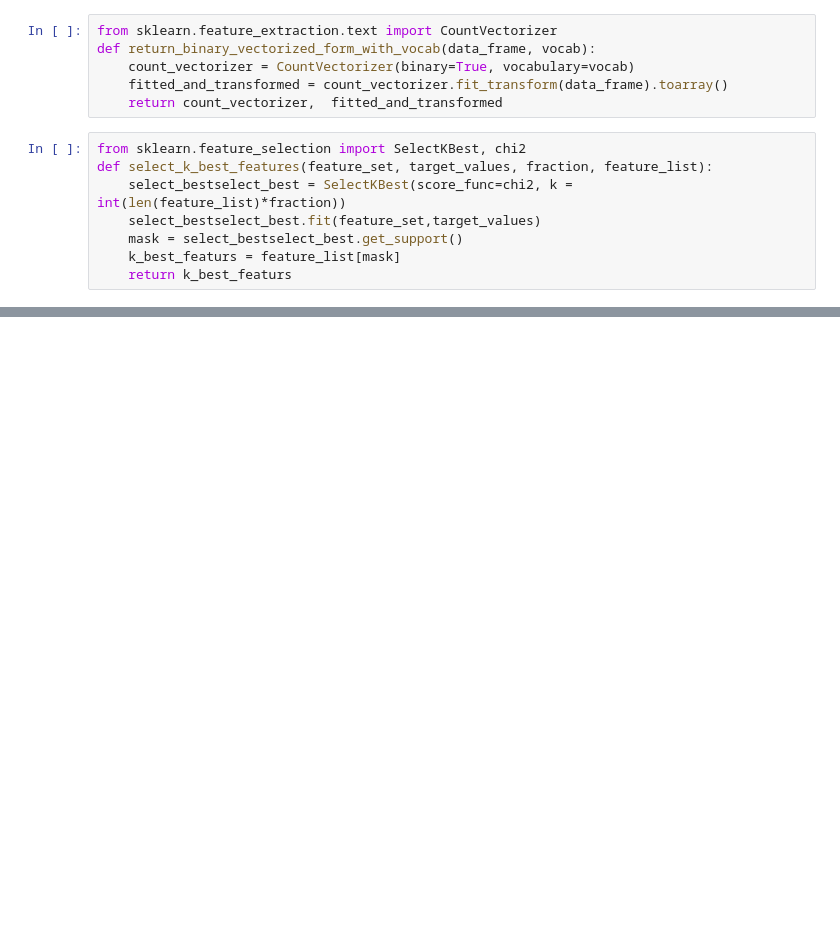
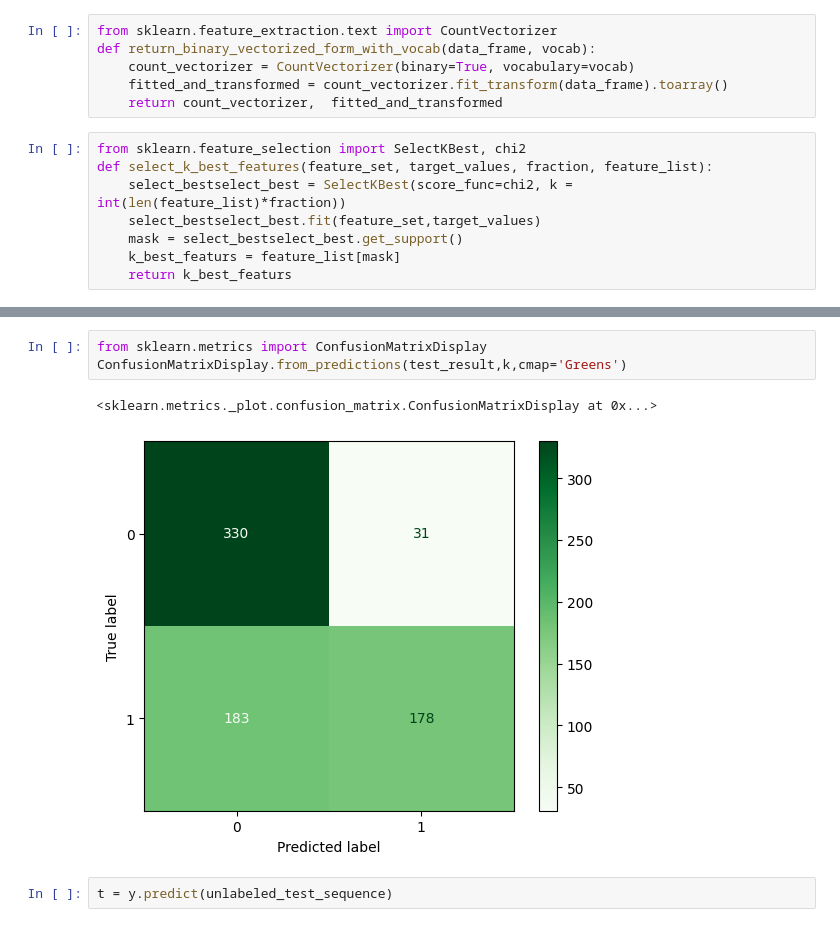
Before and after one commit to bhaba-ranjan/drug-discovery-ANN, a Jupyter notebook: decision-trees.ipynb, the cells around one changed output, grey strips where cells are left out. Drawn from its saved outputs; the diff is of its cells as text; blank space fills up the shorter version.

```diff
--- a/decision-trees.ipynb
+++ b/decision-trees.ipynb
@@ -175,0 +224,8 @@ outfile.close()
+# %%
+from sklearn.metrics import ConfusionMatrixDisplay
+ConfusionMatrixDisplay.from_predictions(test_result,k,cmap='Greens')
+# %% [output]
+<sklearn.metrics._plot.confusion_matrix.ConfusionMatrixDisplay at 0x...>
+[figure, added]
+# %%
+t = y.predict(unlabeled_test_sequence)
```
Also changed, not shown: parts of 49 cells of this notebook.
